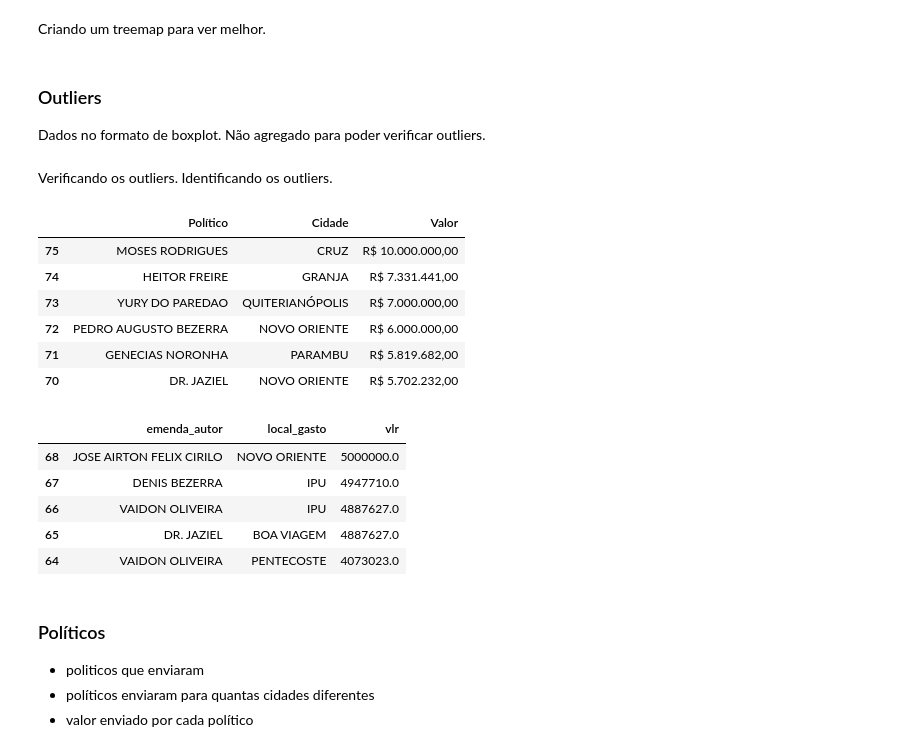
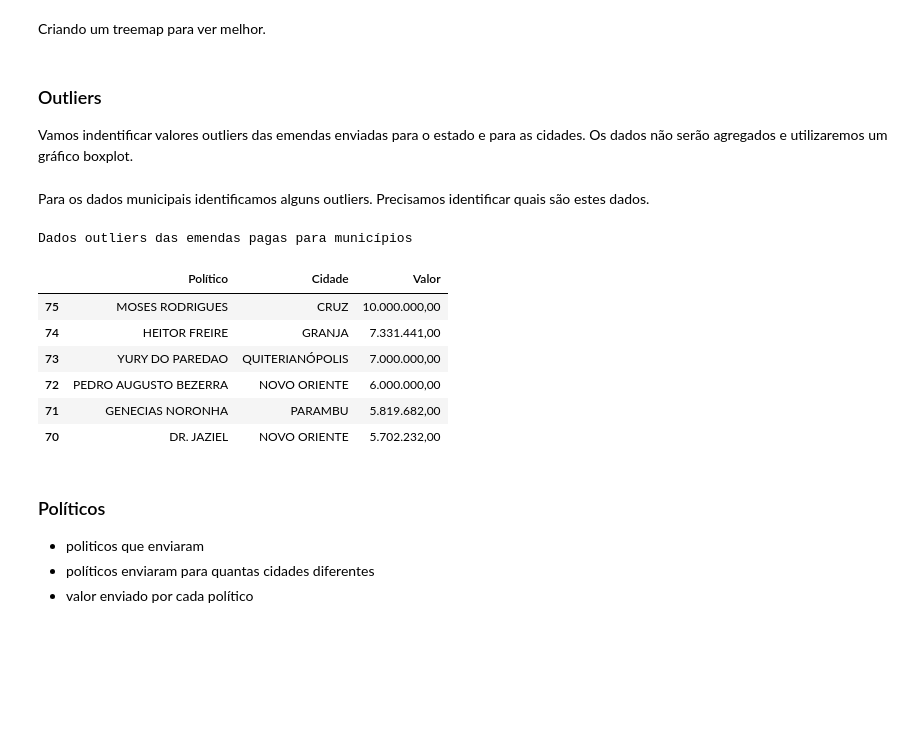
Before and after one commit to walves69/emendas-teste2, a Jupyter notebook: analise_exploratoria.ipynb, the cells around one changed output. Saved outputs shown, nothing was run; the diff lists cells and outputs as text; code cells hidden in the pictures; blank space fills up the shorter version.

```diff
--- a/analise_exploratoria.ipynb
+++ b/analise_exploratoria.ipynb
@@ -38,7 +91,6 @@ memory usage: 400.8+ KB
 # %%
-# Renomeando as colunas pra trabalhar mais facilmente
-df.columns = ['ano','emenda_tipo','emenda_autor','emenda_nr','local_gasto','funcao','subfuncao','orc_programa'
-              ,'orc_acao','orc_plano','emenda_cod','vlr_empenhado','vlr_liquido','vlr_pago','vlr_restos_pagar_inscrito'
-              ,'vlr_restos_pagar_cancelados','vlr_restos_pagar_pagos','outro']
+# lista com nome das colunas seguindo a ordem do dataframe original
+df.columns = ['emenda_autor','local_gasto','vlr_empenhado','vlr_liquido','vlr_pago','vlr_restos_pagar_inscrito'
+              ,'vlr_restos_pagar_cancelados','vlr_restos_pagar_pagos']
 df.head()
 # %% [output]
@@ -55,4 +102,0 @@ Selecionamos apenas as colunas de nosso interesse.
-# %%
-df = df[['emenda_autor', 'local_gasto','vlr_empenhado','vlr_liquido','vlr_pago','vlr_restos_pagar_inscrito','vlr_restos_pagar_cancelados','vlr_restos_pagar_pagos']]
-# print(type(df['vlr_empenhado'][0]))
-df.head()
@@ -235,9 +283,16 @@ def separar_dados_ce(df):
     return df_estado.reset_index(drop=True), df_cidades.reset_index(drop=True)
 
 df_ce, df_cidades = separar_dados_ce(df)
-# df_cidades.head()
 
-# limpando o nome das cidades
-df_cidades['local_gasto'] = df_cidades["local_gasto"].apply(lambda x: x.replace(" - CE", ""))
-df_cidades.head()
+df_ce = df_ce.sort_values(by='vlr',ascending=False).reset_index(drop=True)
+
+# formatar o valor como moeda, mas presenvando o tipo de dados para que possa fazer cálculos
+# adicionar um título na tabela
+# df_ce.style \
+# .set_caption("Emendas enviadas para o Estado do Ceará") \
+# .format(precision=2, thousands=".", decimal=",") \
+
+df_ce.head().style \
+.set_caption("Emendas enviadas para o Estado do Ceará") \
+.format(precision=2, thousands=".", decimal=",")
 # %% [output]
@@ -364,7 +427,3 @@ fig2.update_traces(
     opacity=0.75
 )
 fig2.show()
-# %% [markdown]
-### Outliers
-
-Dados no formato de boxplot. Não agregado para poder verificar outliers.
@@ -374,2 +430,4 @@ fig.show()
-# %% [markdown]
-Verificando os outliers. Identificando os outliers.
+# %% [markdown]
+### Outliers
+
+Vamos indentificar valores outliers das emendas enviadas para o estado e para as cidades. Os dados não serão agregados e utilizaremos um gráfico boxplot.
@@ -376,58 +501,53 @@ Verificando os outliers. Identificando os outliers.
+# %% [markdown]
+Para os dados municipais identificamos alguns outliers. Precisamos identificar quais são estes dados.
 # %%
 def identificar_limites(serie_coluna):
     # Calcular os quartis Q1 e Q3
     Q1 = serie_coluna.quantile(0.25)
     Q3 = serie_coluna.quantile(0.75)
 
     # Calcular o IQR
     IQR = Q3 - Q1
 
     # Definir os limites inferior e superior
     limite_inferior = Q1 - 1.5 * IQR
     limite_superior = Q3 + 1.5 * IQR
     return limite_inferior, limite_superior
 
 def get_outliers(df,coluna):
     limite_inferior,limite_superior = identificar_limites(df[coluna])
     outliers = df[(df[coluna] < limite_inferior) | (df[coluna] > limite_superior)]
-    return outliers.sort_values(by='vlr', ascending=False)
+    return outliers.sort_values(by='Valor', ascending=False)
     # return outliers
 
 
 def get_noutliers(df,coluna):
     limite_inferior,limite_superior = identificar_limites(df[coluna])
     outliers = df[~((df[coluna] < limite_inferior) | (df[coluna] > limite_superior))]
-    return outliers.sort_values(by='vlr', ascending=False)
+    return outliers.sort_values(by='Valor', ascending=False)
     # return outliers
 
 
 # Identificar outliers
-outliers = get_outliers(df_cidades,'vlr')
+# outliers = df_outliers.query("Tipo == 'Municipal'")
 
-outliers = outliers[['emenda_autor','local_gasto','vlr']]
+outliers = get_outliers(df_outliers.query("Tipo == 'Municipal'"),'Valor')
+# outliers.head()
+
+outliers = outliers[['emenda_autor','local_gasto','Valor']]
 outliers = outliers.rename(columns={'emenda_autor':'Político','local_gasto':'Cidade'})
-
-outliers["Valor"] = outliers["vlr"].apply(lambda x: format_currency(x, currency="BRL", locale="pt_BR"))
-outliers[['Político','Cidade','Valor']]
+outliers.style \
+.set_caption("Dados outliers das emendas pagas para municípios") \
+.format(precision=2, thousands=".", decimal=",")
 # %% [output]
+Dados outliers das emendas pagas para municípios
 |  | Político | Cidade | Valor |
-| 75 | MOSES RODRIGUES | CRUZ | R$ 10.000.000,00 |
-| 74 | HEITOR FREIRE | GRANJA | R$ 7.331.441,00 |
-| 73 | YURY DO PAREDAO | QUITERIANÓPOLIS | R$ 7.000.000,00 |
-| 72 | PEDRO AUGUSTO BEZERRA | NOVO ORIENTE | R$ 6.000.000,00 |
-| 71 | GENECIAS NORONHA | PARAMBU | R$ 5.819.682,00 |
-| 70 | DR. JAZIEL | NOVO ORIENTE | R$ 5.702.232,00 |
+| 75 | MOSES RODRIGUES | CRUZ | 10.000.000,00 |
+| 74 | HEITOR FREIRE | GRANJA | 7.331.441,00 |
+| 73 | YURY DO PAREDAO | QUITERIANÓPOLIS | 7.000.000,00 |
+| 72 | PEDRO AUGUSTO BEZERRA | NOVO ORIENTE | 6.000.000,00 |
+| 71 | GENECIAS NORONHA | PARAMBU | 5.819.682,00 |
+| 70 | DR. JAZIEL | NOVO ORIENTE | 5.702.232,00 |
-# %%
-# nao outliers
-noutliers = get_noutliers(df_cidades,'vlr')
-noutliers.head()
-# %% [output]
-|  | emenda_autor | local_gasto | vlr |
-| 68 | JOSE AIRTON FELIX CIRILO | NOVO ORIENTE | 5000000.0 |
-| 67 | DENIS BEZERRA | IPU | 4947710.0 |
-| 66 | VAIDON OLIVEIRA | IPU | 4887627.0 |
-| 65 | DR. JAZIEL | BOA VIAGEM | 4887627.0 |
-| 64 | VAIDON OLIVEIRA | PENTECOSTE | 4073023.0 |
 # %% [markdown]
 ### Políticos
 
```
Also changed, not shown: parts of 46 cells of this notebook, 22 other files.
